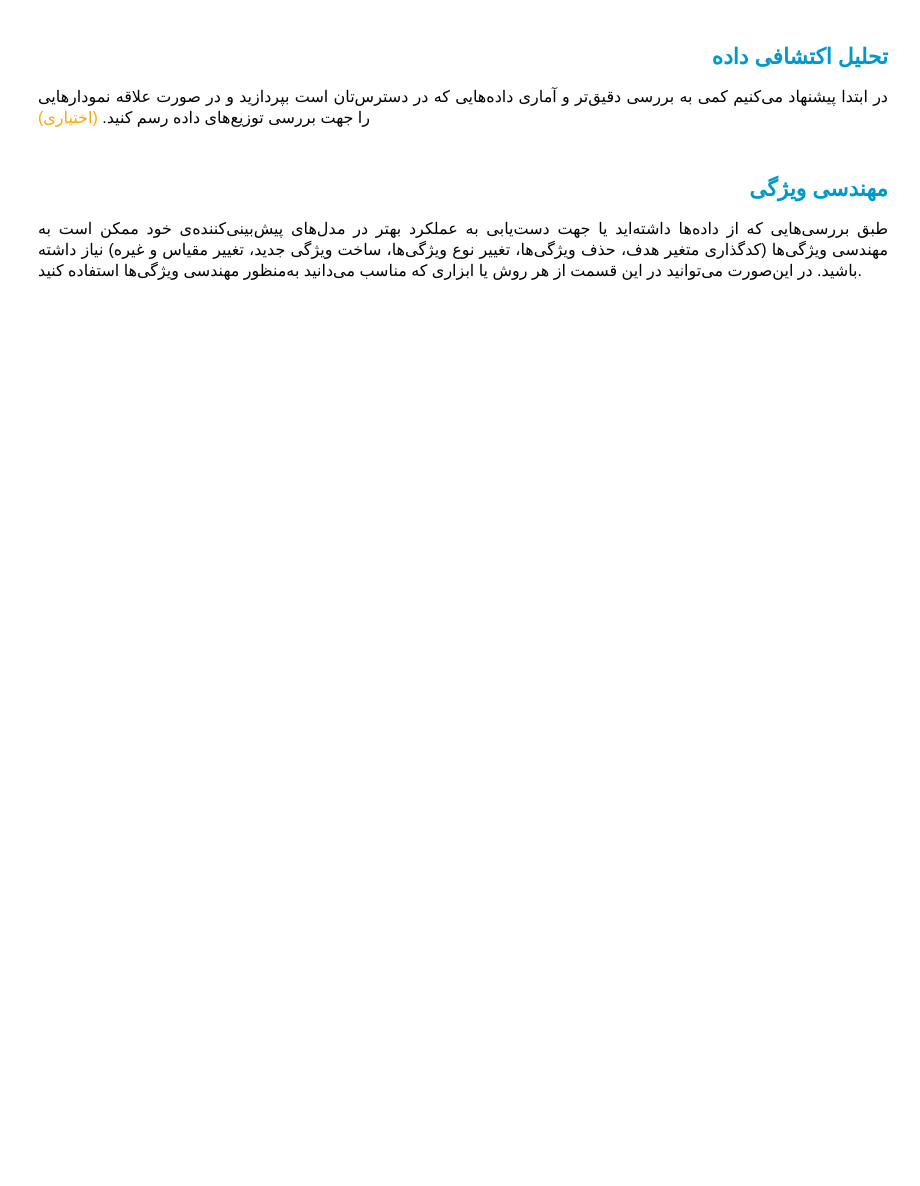
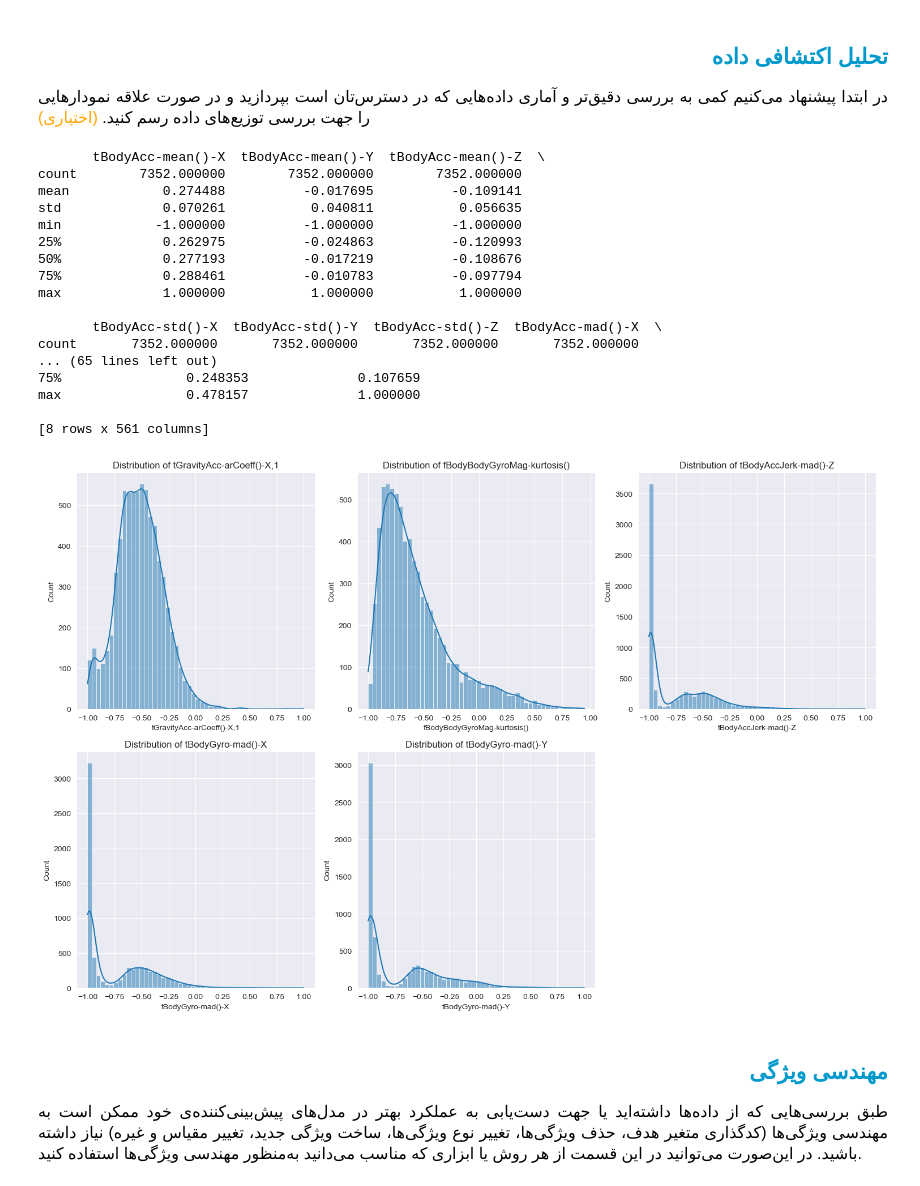
Before and after one commit to hirpej/human_activity_classification, a Jupyter notebook: human_activity_classification.ipynb, the cells around one changed output. Cells and saved outputs as stored; diff of their text form; code cells hidden in the pictures; blank space fills up the shorter version.

```diff
--- a/human_activity_classification.ipynb
+++ b/human_activity_classification.ipynb
@@ -53,3 +50,10 @@ test = # TO-DO
+# %%
+train = pd.read_csv("train.csv")
+test = pd.read_csv("test.csv")
+
+# Deleting subjects
+if 'Subject' in train.columns:
+    train = train.drop(columns=['Subject'])
 # %%
 print(train.shape)
 print(test.shape)
@@ -73,3 +94,42 @@ test.head(5)
+# %%
+import matplotlib.pyplot as plt
+import seaborn as sns
+
+# Display basic statistics of the dataset
+train_description = train.describe()
+print(train_description)
+
+# Select 5 random features for visualization
+selected_features = np.random.choice(train.columns[:-1], 5, replace=False)
+
+# Plot distribution of selected features
+plt.figure(figsize=(15, 10))
+for i, feature in enumerate(selected_features, 1):
+    plt.subplot(2, 3, i)
+    sns.histplot(train[feature], bins=50, kde=True)
+    plt.title(f"Distribution of {feature}")
+
+plt.tight_layout()
+plt.show()
+# %% [output]
+       tBodyAcc-mean()-X  tBodyAcc-mean()-Y  tBodyAcc-mean()-Z  \
+count        7352.000000        7352.000000        7352.000000
+mean            0.274488          -0.017695          -0.109141
+std             0.070261           0.040811           0.056635
+min            -1.000000          -1.000000          -1.000000
+25%             0.262975          -0.024863          -0.120993
+50%             0.277193          -0.017219          -0.108676
+75%             0.288461          -0.010783          -0.097794
+max             1.000000           1.000000           1.000000
+
+       tBodyAcc-std()-X  tBodyAcc-std()-Y  tBodyAcc-std()-Z  tBodyAcc-mad()-X  \
+count       7352.000000       7352.000000       7352.000000       7352.000000
+... (65 lines left out)
+75%                0.248353              0.107659
+max                0.478157              1.000000
+
+[8 rows x 561 columns]
+[figure, added]
 # %% [markdown]
 <h2 align=right style="line-height:200%;font-family:vazir;color:#0099cc">
 <font face="vazir">مهندسی ویژگی</font>
```
Also changed, not shown: parts of 12 cells of this notebook.
